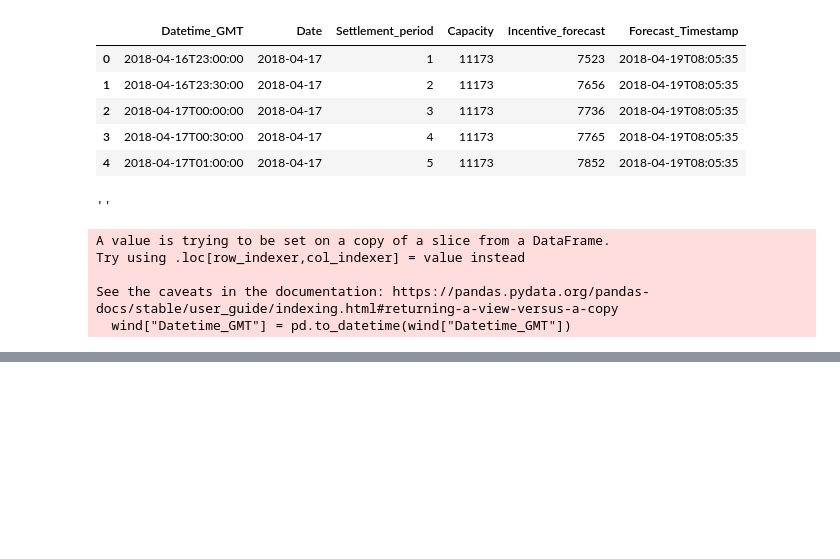
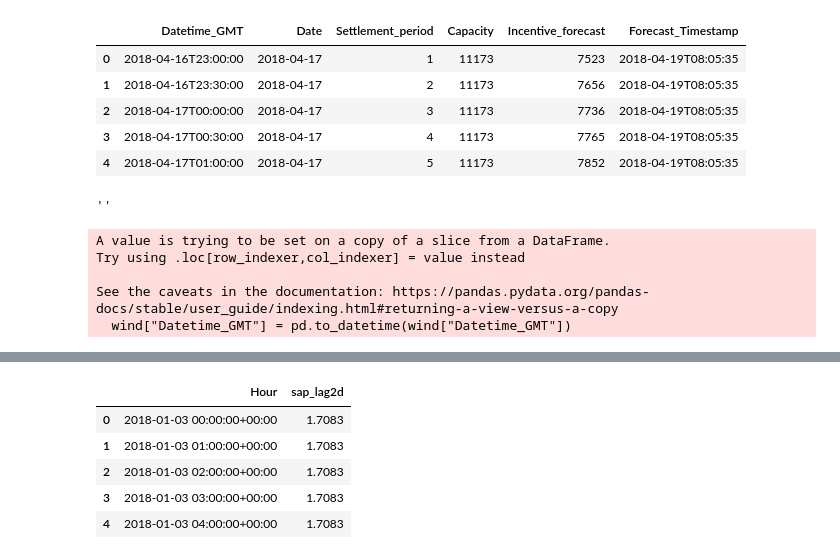
Before and after one commit to hamish-b/epex-forecast, a Jupyter notebook: EDA.ipynb, the cells around one changed output, grey strips where cells are left out. Drawn from its saved outputs; the diff is of its cells as text; code cells hidden in the pictures; blank space fills up the shorter version.

```diff
--- a/EDA.ipynb
+++ b/EDA.ipynb
@@ -240,3 +284,32 @@ See the caveats in the documentation: https://pandas.pydata.org/pandas-docs/stab
+# %%
+gas = gas_SAP.copy()
+gas["Date"] = pd.to_datetime(gas["Date"], format='%Y-%m-%d')   # add format=... or dayfirst=True if needed
+gas["SAP actual day"] = pd.to_numeric(gas["SAP actual day"], errors="coerce")
+
+gas = gas.drop_duplicates("Date").set_index("Date").sort_index()
+full_range = pd.date_range(gas.index.min(), gas.index.max(), freq="D")
+gas = gas[["SAP actual day"]].reindex(full_range).ffill()
+gas.index.name = "Date"
+
+# 2-day lag: the row dated D holds the SAP of gas day D-2
+# (gas day D-2 ends 05:00 on D-1, before the day-ahead auction for D)
+gas_lag = gas["SAP actual day"].shift(2, freq="D").rename("sap_lag2d").rename_axis("Date")
+
+# Long format: one row per (Date, hour of day), 24 rows per day
+hours = pd.DataFrame({"hod": range(24)})
+gas_hours = gas_lag.reset_index().merge(hours, how="cross")
+gas_hours["Hour"] = gas_hours["Date"] + pd.to_timedelta(gas_hours["hod"], unit="h")
+gas_hours = gas_hours.sort_values("Hour").reset_index(drop=True)[["Hour", "sap_lag2d"]]
+gas_hours["Hour"] = gas_hours["Hour"].dt.tz_localize("Europe/London", nonexistent="NaT",ambiguous="NaT")
+# %%
+gas_hours.head()
+# %% [output]
+|  | Hour | sap_lag2d |
+| 0 | 2018-01-03 00:00:00+00:00 | 1.7083 |
+| 1 | 2018-01-03 01:00:00+00:00 | 1.7083 |
+| 2 | 2018-01-03 02:00:00+00:00 | 1.7083 |
+| 3 | 2018-01-03 03:00:00+00:00 | 1.7083 |
+| 4 | 2018-01-03 04:00:00+00:00 | 1.7083 |
 # %%
 df = (
     wind_hours
```
Also changed, not shown: parts of 6 cells of this notebook, 2 other files.
